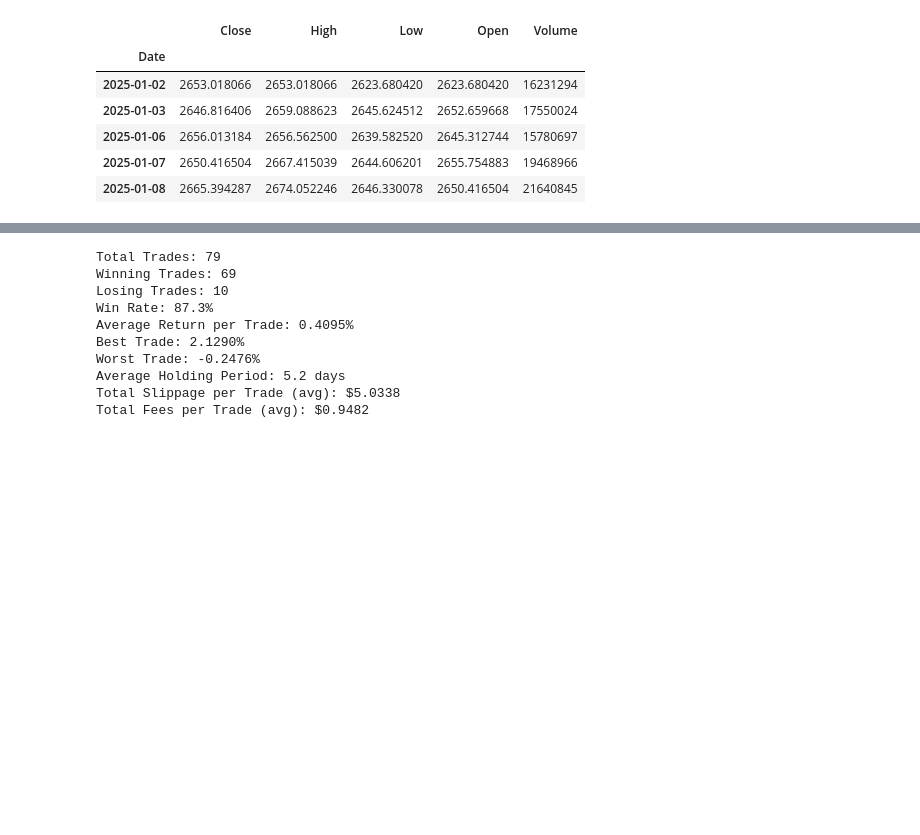
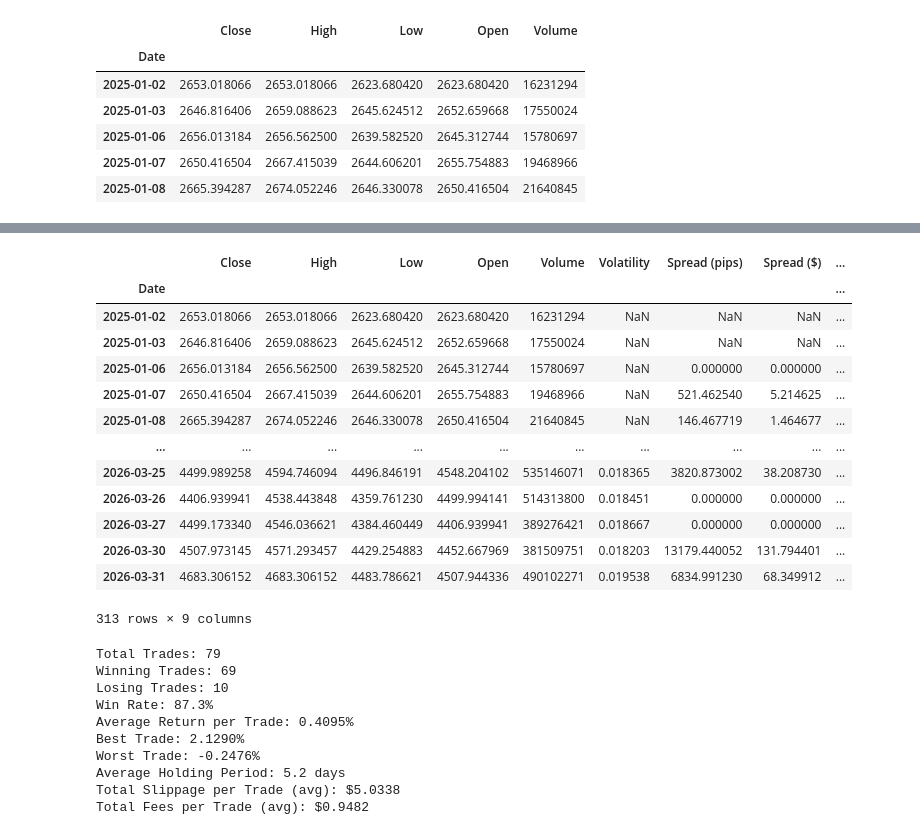
Before and after one commit to ayodeji-0/Tokenized-Gold-Stat-Arb, a Jupyter notebook: tokenized_gold_stat_arb.ipynb, the cells around one changed output, grey strips where cells are left out. Drawn from its saved outputs; the diff is of its cells as text; code cells hidden in the pictures; blank space fills up the shorter version.

```diff
--- a/tokenized_gold_stat_arb.ipynb
+++ b/tokenized_gold_stat_arb.ipynb
@@ -934,3 +1049,22 @@ plt.show()
+# %%
+df
+
+# todo - pips and dollar estimmmates are wrong in some spots and samme in others.
+# %% [output]
+|  | Close | High | Low | Open | Volume | Volatility | Spread (pips) | Spread ($) | ... |
+| Date |  |  |  |  |  |  |  |  | ... |
+| 2025-01-02 | 2653.018066 | 2653.018066 | 2623.680420 | 2623.680420 | 16231294 | NaN | NaN | NaN | ... |
+| 2025-01-03 | 2646.816406 | 2659.088623 | 2645.624512 | 2652.659668 | 17550024 | NaN | NaN | NaN | ... |
+| 2025-01-06 | 2656.013184 | 2656.562500 | 2639.582520 | 2645.312744 | 15780697 | NaN | 0.000000 | 0.000000 | ... |
+| 2025-01-07 | 2650.416504 | 2667.415039 | 2644.606201 | 2655.754883 | 19468966 | NaN | 521.462540 | 5.214625 | ... |
+| 2025-01-08 | 2665.394287 | 2674.052246 | 2646.330078 | 2650.416504 | 21640845 | NaN | 146.467719 | 1.464677 | ... |
+| ... | ... | ... | ... | ... | ... | ... | ... | ... | ... |
+| 2026-03-25 | 4499.989258 | 4594.746094 | 4496.846191 | 4548.204102 | 535146071 | 0.018365 | 3820.873002 | 38.208730 | ... |
+| 2026-03-26 | 4406.939941 | 4538.443848 | 4359.761230 | 4499.994141 | 514313800 | 0.018451 | 0.000000 | 0.000000 | ... |
+| 2026-03-27 | 4499.173340 | 4546.036621 | 4384.460449 | 4406.939941 | 389276421 | 0.018667 | 0.000000 | 0.000000 | ... |
+| 2026-03-30 | 4507.973145 | 4571.293457 | 4429.254883 | 4452.667969 | 381509751 | 0.018203 | 13179.440052 | 131.794401 | ... |
+| 2026-03-31 | 4683.306152 | 4683.306152 | 4483.786621 | 4507.944336 | 490102271 | 0.019538 | 6834.991230 | 68.349912 | ... |
+313 rows × 9 columns
 # %%
 # Signal Generation Parameters
 window = 20
```
Also changed, not shown: parts of 17 cells of this notebook, 11 other files.
